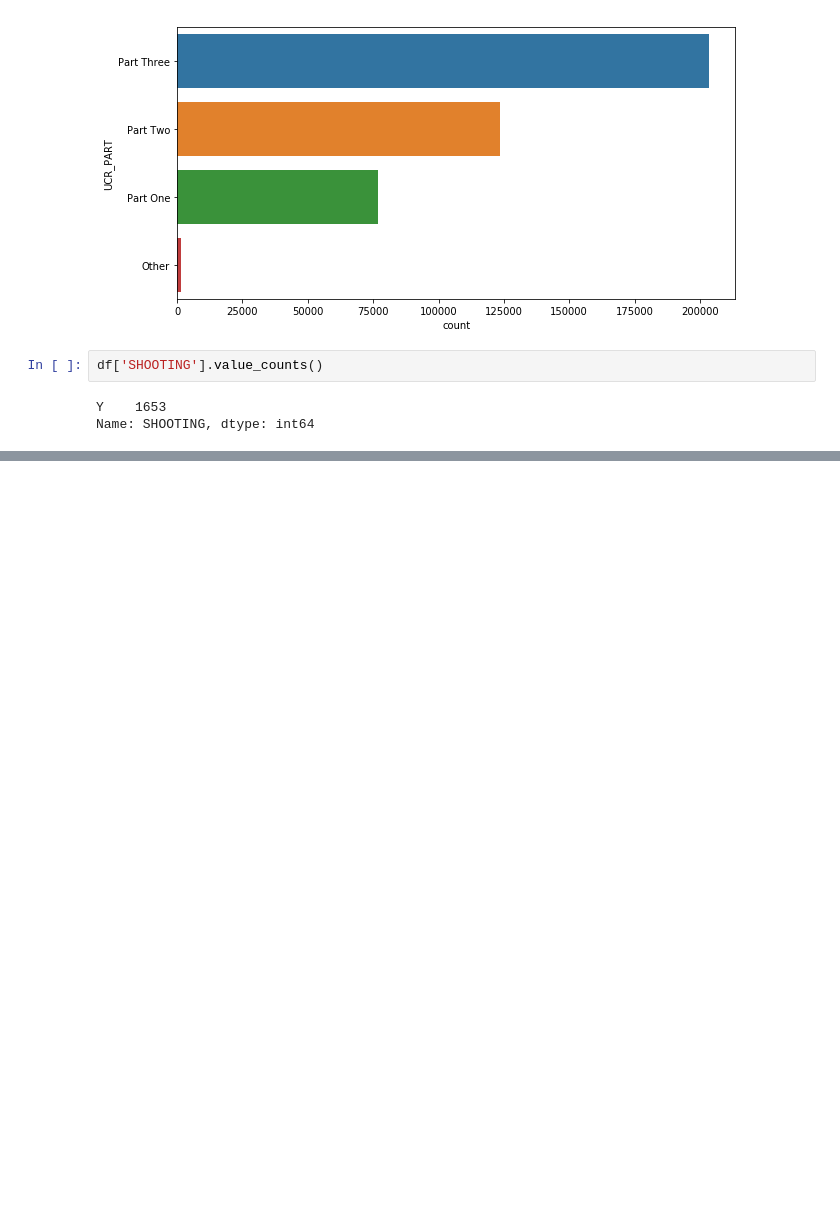
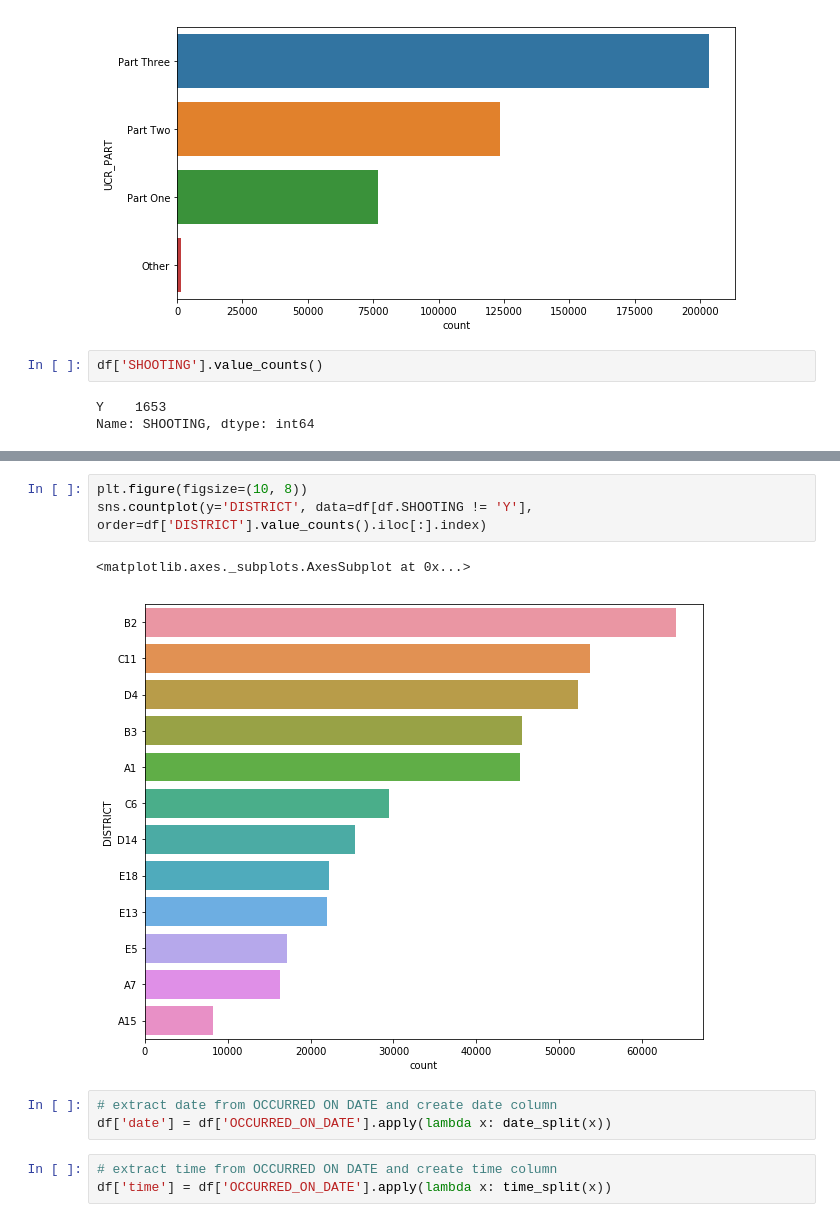
Before and after one commit to clstaub/Crime_Maps, a Jupyter notebook: EDA.ipynb, the cells around one changed output, grey strips where cells are left out. Drawn from its saved outputs; the diff is of its cells as text; blank space fills up the shorter version.

```diff
--- a/EDA.ipynb
+++ b/EDA.ipynb
@@ -145,0 +155,12 @@ Name: SHOOTING, dtype: int64
+# %%
+plt.figure(figsize=(10, 8))
+sns.countplot(y='DISTRICT', data=df[df.SHOOTING != 'Y'], order=df['DISTRICT'].value_counts().iloc[:].index)
+# %% [output]
+<matplotlib.axes._subplots.AxesSubplot at 0x...>
+[figure, added]
+# %%
+# extract date from OCCURRED ON DATE and create date column
+df['date'] = df['OCCURRED_ON_DATE'].apply(lambda x: date_split(x))
+# %%
+# extract time from OCCURRED ON DATE and create time column
+df['time'] = df['OCCURRED_ON_DATE'].apply(lambda x: time_split(x))
```
Also changed, not shown: parts of 31 cells of this notebook.
